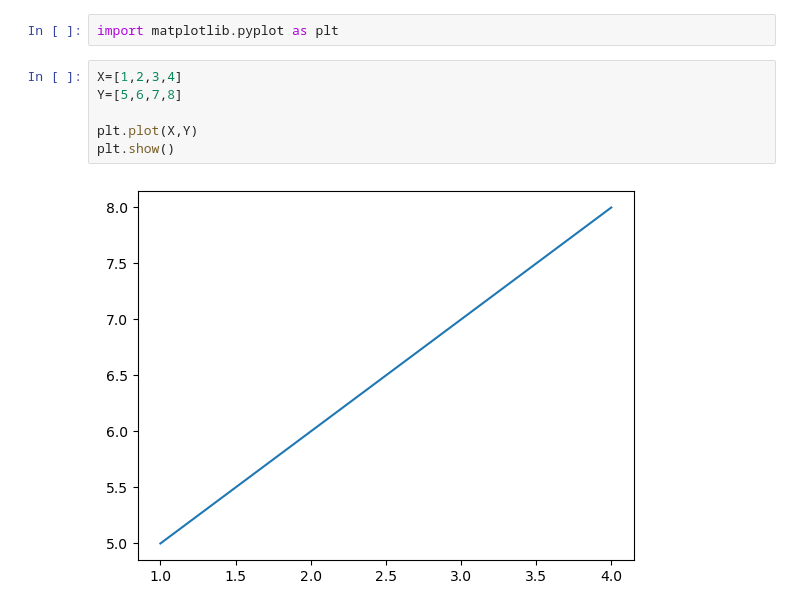
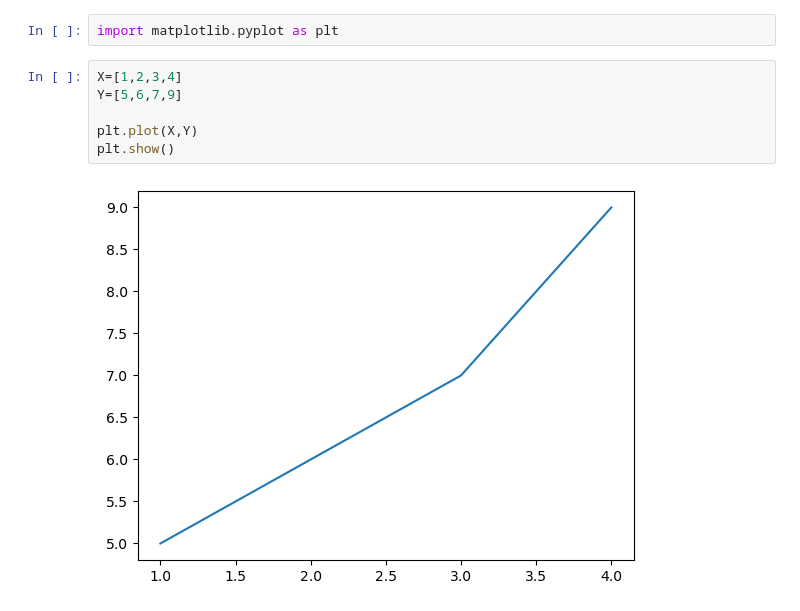
Before and after one commit to Ayush0001-knife/AIML-Prime-Batch-Apna-College, a Jupyter notebook: Data-Visualization/matplotlib-intro.ipynb, the cells around one changed output. Cells and saved outputs as stored; diff of their text form.

```diff
--- a/Data-Visualization/matplotlib-intro.ipynb
+++ b/Data-Visualization/matplotlib-intro.ipynb
@@ -2,12 +2,12 @@
 import matplotlib.pyplot as plt
 # %%
 X=[1,2,3,4]
-Y=[5,6,7,8]
+Y=[5,6,7,9]
 
 plt.plot(X,Y)
 plt.show()
 # %% [output]
-[figure, old version]
+[figure, new version]
 # %%
 # Real data
 
```
Also changed, not shown: parts of 6 cells of this notebook, 3 other files.
